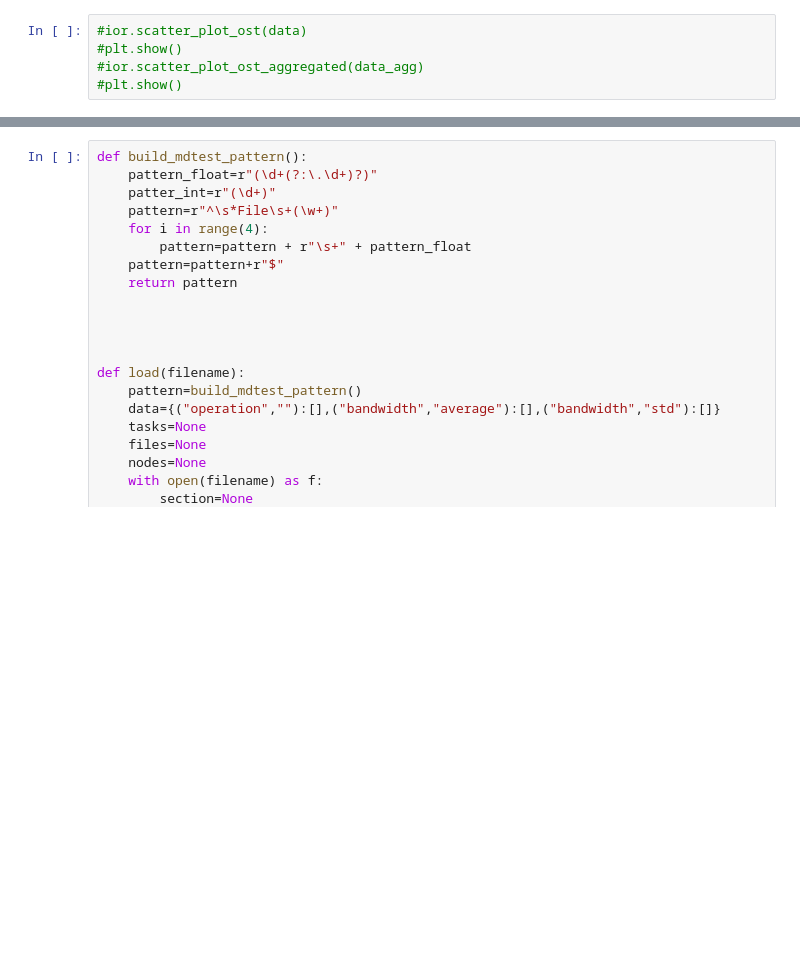
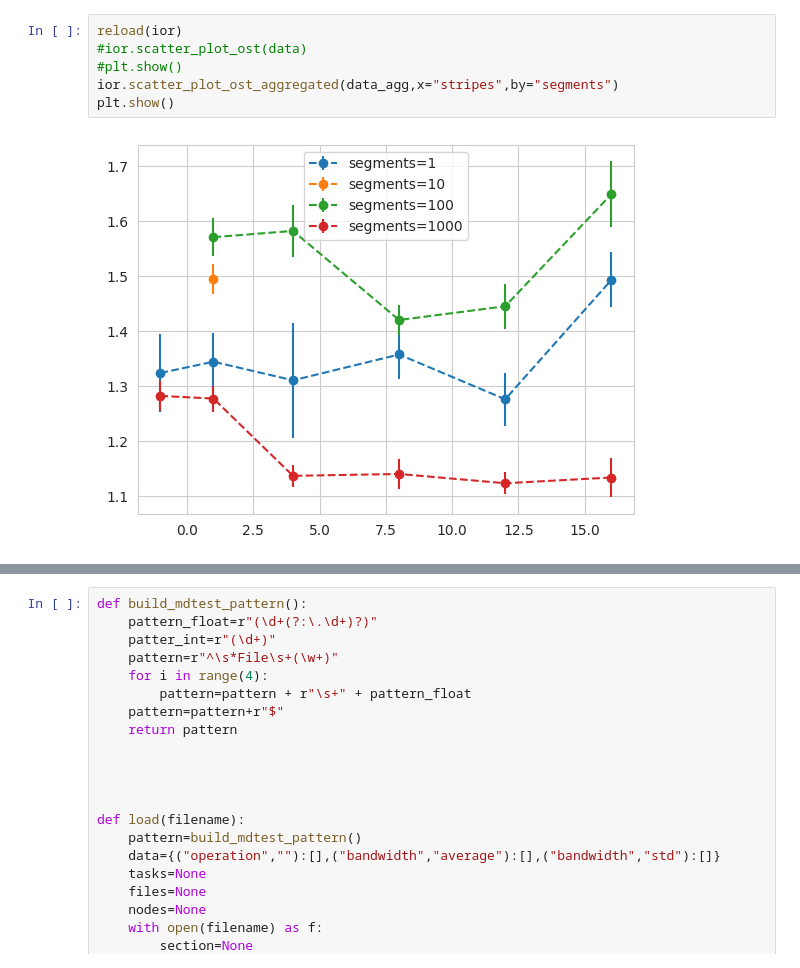
Before and after one commit to lucaparisi91/filesystem_benchmarks, a Jupyter notebook: anal/ior.ipynb, the cells around one changed output, grey strips where cells are left out. Drawn from its saved outputs; the diff is of its cells as text; blank space fills up the shorter version.

```diff
--- a/anal/ior.ipynb
+++ b/anal/ior.ipynb
@@ -52,8 +64,11 @@ data_agg
 # %%
+reload(ior)
 #ior.scatter_plot_ost(data)
 #plt.show()
-#ior.scatter_plot_ost_aggregated(data_agg)
-#plt.show()
+ior.scatter_plot_ost_aggregated(data_agg,x="stripes",by="segments")
+plt.show()
+# %% [output]
+[figure, added]
 # %%
 
 for value,_data in data_agg.sort_values("tasks").groupby("nodes"):
```
Also changed, not shown: parts of 4 cells of this notebook, 21 other files.
